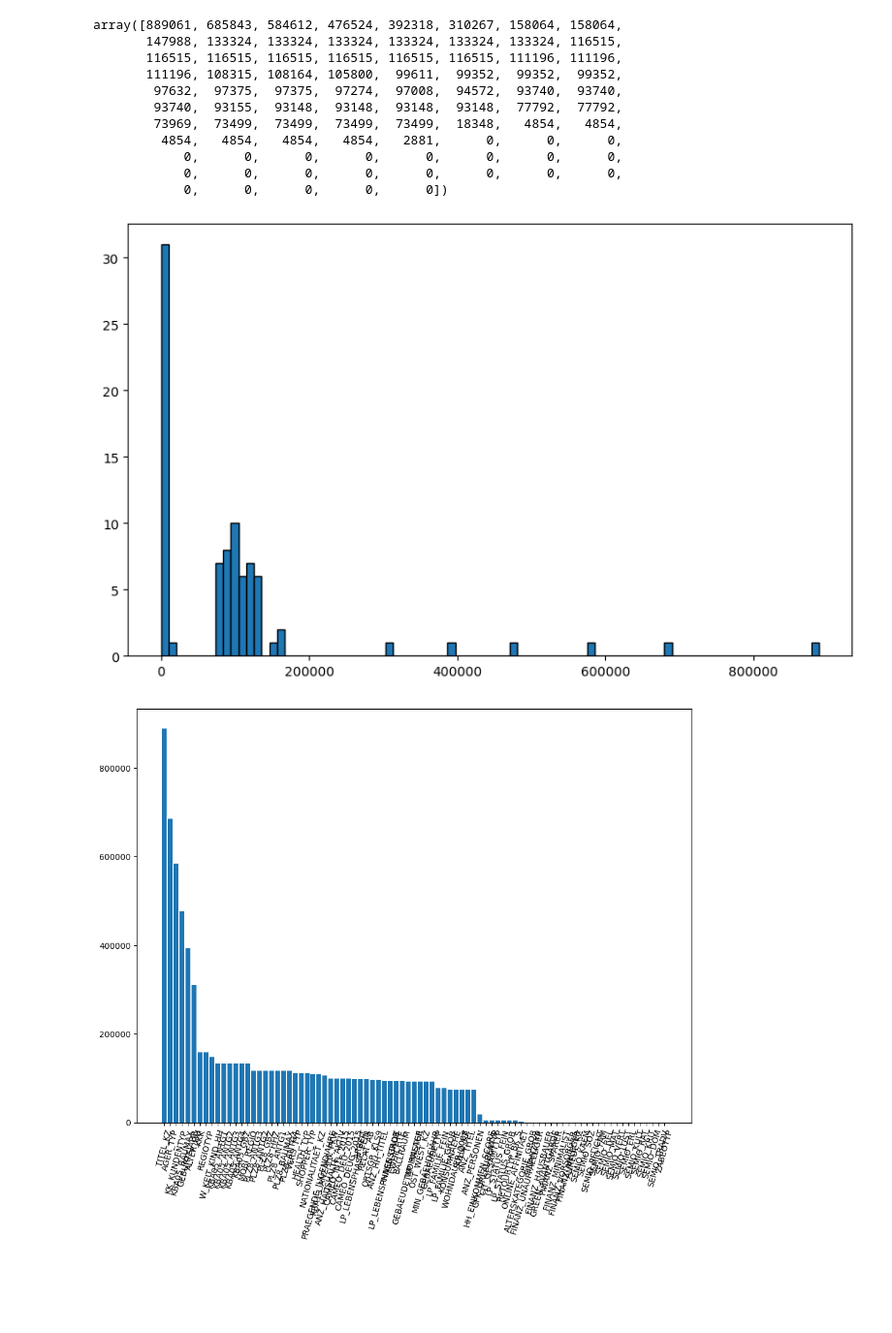
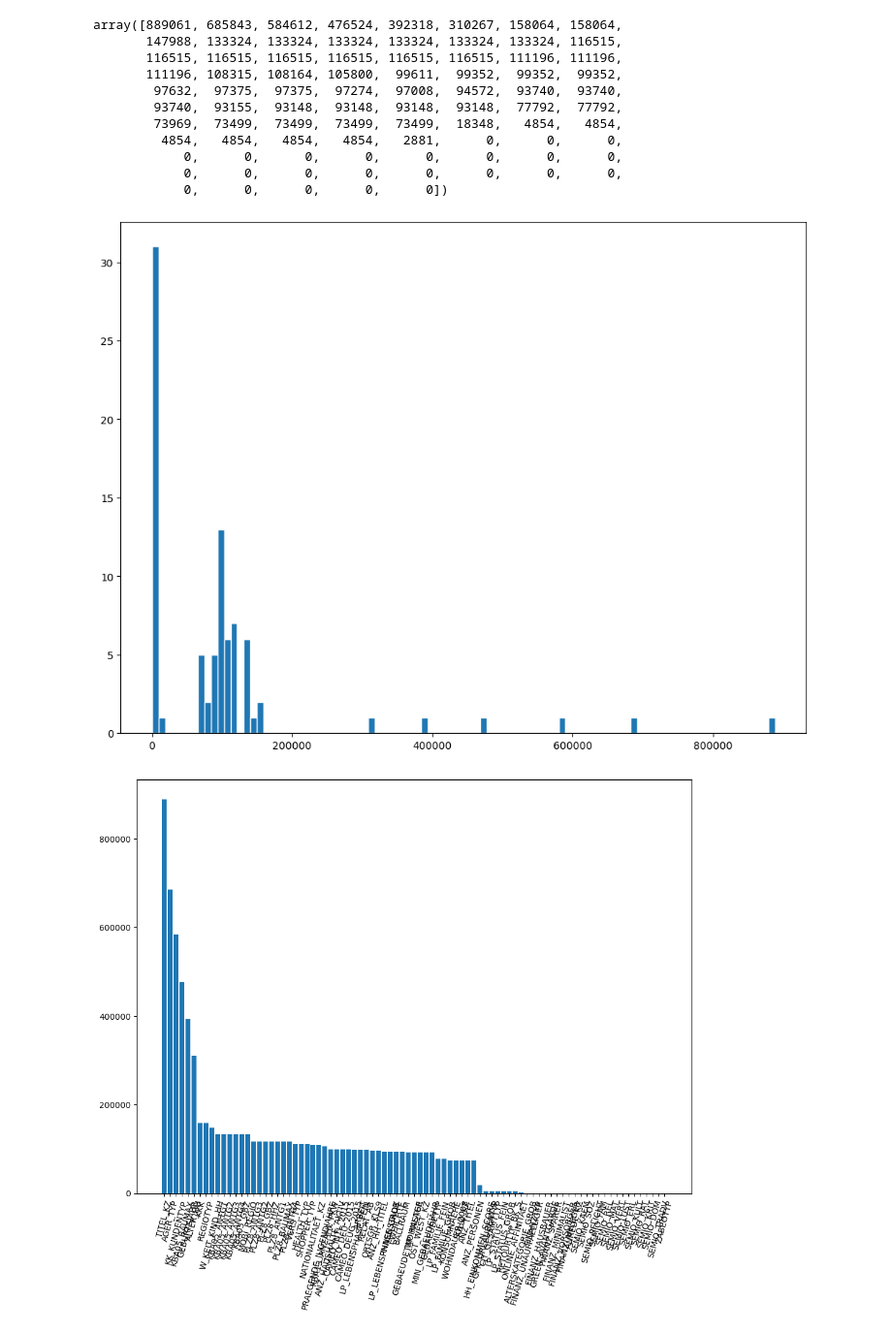
Before and after one commit to xChrisMo/Customer-Segmentation, a Jupyter notebook: Identify_Customer_Segments-Copy2.ipynb, the cells around one changed output. Shown at 97% size. Drawn from its saved outputs; the diff is of its cells as text; code cells hidden in the pictures; blank space fills up the shorter version.

```diff
--- a/Identify_Customer_Segments-Copy2.ipynb
+++ b/Identify_Customer_Segments-Copy2.ipynb
@@ -289,12 +271,12 @@ array([889061, 685843, 584612, 476524, 392318, 310267, 158064, 158064,
 # %%
 # Perform an assessment of how much missing data there is in each column of the
 # dataset.
 
 
-plt.figure(figsize=(10, 6))
-plt.hist(missing_sorted.values, bins=len(missing), edgecolor='black', label=missing.index);
+plt.figure(figsize=(12, 9))
+plt.hist(missing_sorted.values, bins=len(missing)+10, edgecolor='white', label=missing.index);
 # %% [output]
-[figure, old version]
+[figure, new version]
 # %%
 # Create a bar plot instead of a histogram for better representation
 
```
Also changed, not shown: parts of 46 cells of this notebook.
